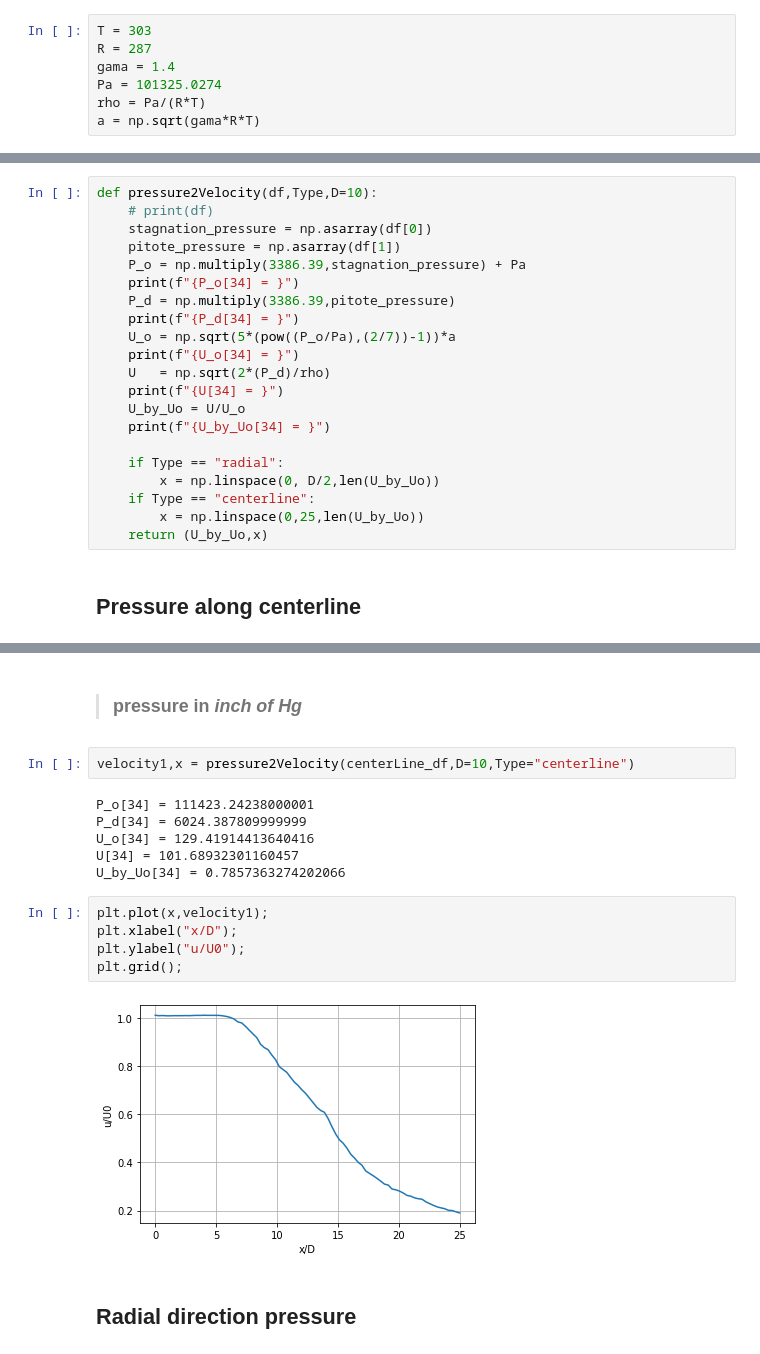
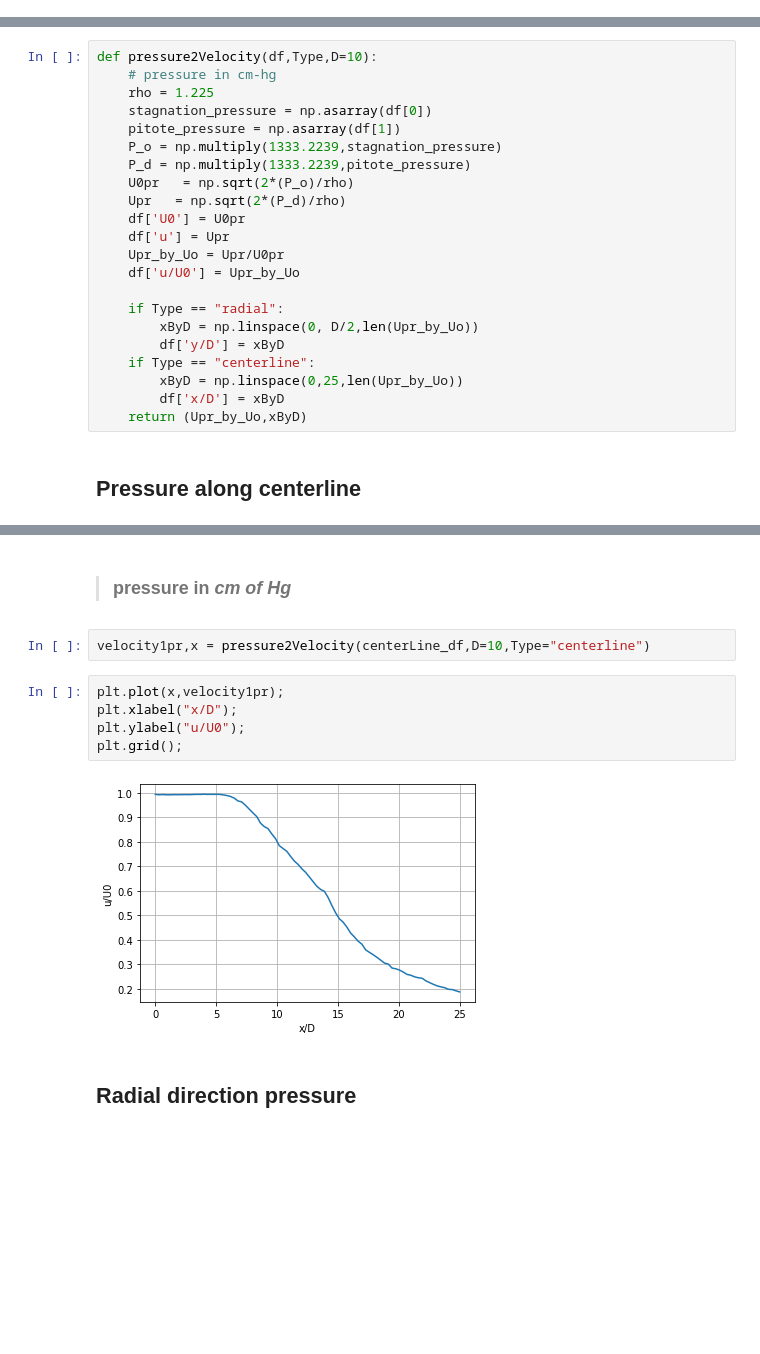
Before and after one commit to lakhiwal007/AE451A, a Jupyter notebook: Subsonic Jet Propagation/lab8.ipynb, the cells around one changed output, grey strips where cells are left out. Cells and saved outputs as stored; diff of their text form; blank space fills up the shorter version.

```diff
--- a/Subsonic Jet Propagation/lab8.ipynb
+++ b/Subsonic Jet Propagation/lab8.ipynb
@@ -5,10 +5,3 @@
 import numpy as np
 import pandas as pd
 import matplotlib.pyplot as plt
-# %%
-T = 303
-R = 287
-gama = 1.4
-Pa = 101325.0274
-rho = Pa/(R*T)
-a = np.sqrt(gama*R*T)
@@ -19,24 +8,25 @@ $$
 # %%
 def pressure2Velocity(df,Type,D=10):
-    # print(df)
+    # pressure in cm-hg
+    rho = 1.225
     stagnation_pressure = np.asarray(df[0])
     pitote_pressure = np.asarray(df[1])
-    P_o = np.multiply(3386.39,stagnation_pressure) + Pa
-    print(f"{P_o[34] = }")
-    P_d = np.multiply(3386.39,pitote_pressure)
-    print(f"{P_d[34] = }")
-    U_o = np.sqrt(5*(pow((P_o/Pa),(2/7))-1))*a
-    print(f"{U_o[34] = }")
-    U   = np.sqrt(2*(P_d)/rho)
-    print(f"{U[34] = }")
-    U_by_Uo = U/U_o
-    print(f"{U_by_Uo[34] = }")
+    P_o = np.multiply(1333.2239,stagnation_pressure)
+    P_d = np.multiply(1333.2239,pitote_pressure)
+    U0pr   = np.sqrt(2*(P_o)/rho)
+    Upr   = np.sqrt(2*(P_d)/rho)
+    df['U0'] = U0pr
+    df['u'] = Upr
+    Upr_by_Uo = Upr/U0pr
+    df['u/U0'] = Upr_by_Uo
 
     if Type == "radial":
-        x = np.linspace(0, D/2,len(U_by_Uo))
+        xByD = np.linspace(0, D/2,len(Upr_by_Uo))
+        df['y/D'] = xByD
     if Type == "centerline":
-        x = np.linspace(0,25,len(U_by_Uo))
-    return (U_by_Uo,x)
+        xByD = np.linspace(0,25,len(Upr_by_Uo))
+        df['x/D'] = xByD
+    return (Upr_by_Uo,xByD)
 # %% [markdown]
 ## Pressure along centerline
 # %%
@@ -59,20 +51,14 @@ centerLine_df.rename(columns={0 : "Stagnation pressure in Chamber", 1: "Pitote P
 # %% [markdown]
->### pressure in *inch of Hg*
+>### pressure in *cm of Hg*
 # %%
-velocity1,x = pressure2Velocity(centerLine_df,D=10,Type="centerline")
+velocity1pr,x = pressure2Velocity(centerLine_df,D=10,Type="centerline")
-# %% [output]
-P_o[34] = 111423.24238000001
-P_d[34] = 6024.387809999999
-U_o[34] = 129.41914413640416
-U[34] = 101.68932301160457
-U_by_Uo[34] = 0.7857363274202066
 # %%
-plt.plot(x,velocity1);
+plt.plot(x,velocity1pr);
 plt.xlabel("x/D");
 plt.ylabel("u/U0");
 plt.grid();
 # %% [output]
-[figure, old version]
+[figure, new version]
 # %% [markdown]
 ## Radial direction pressure
 # %% [markdown]
```
Also changed, not shown: parts of 20 cells of this notebook, 5 other files.
